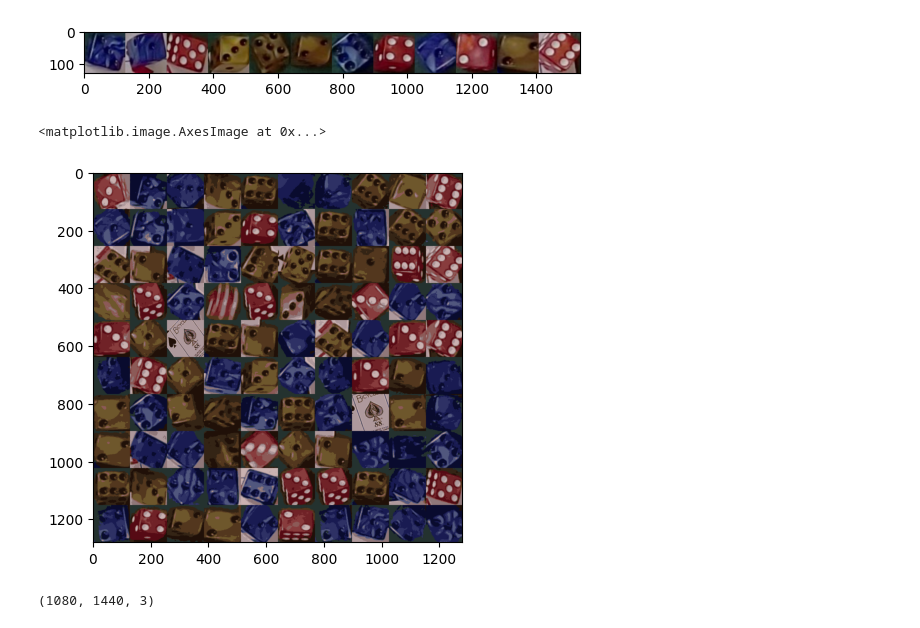
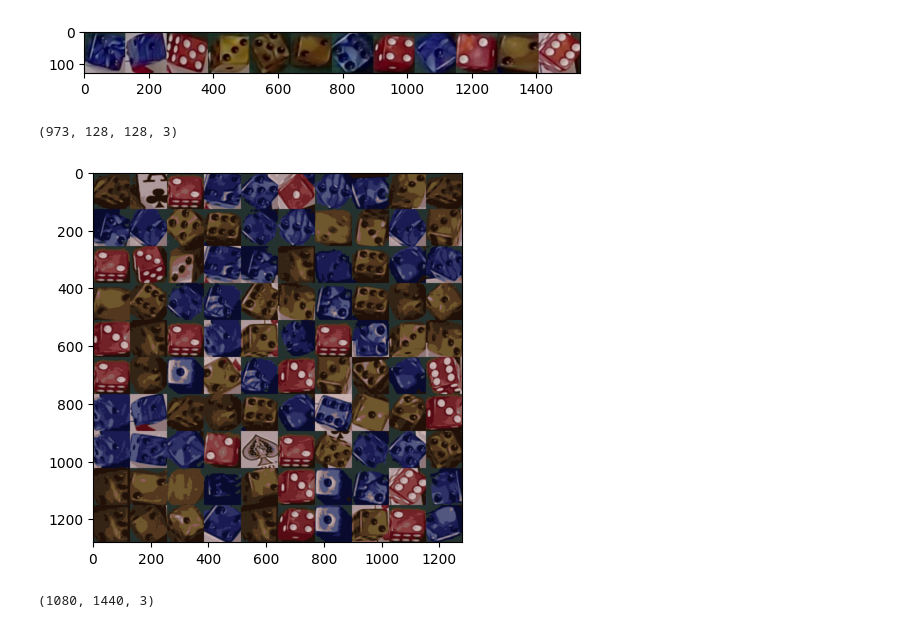
Before and after one commit to Stefhermann/cv5561-f25-team-spoton, a Jupyter notebook: classify_dice.ipynb, the cells around one changed output. Saved outputs shown, nothing was run; the diff lists cells and outputs as text; code cells hidden in the pictures.

```diff
--- a/classify_dice.ipynb
+++ b/classify_dice.ipynb
@@ -52,12 +89,12 @@ for die_idx in range(dice_cropped.shape[0]):
 [figure]
 [figure]
 # %%
-def kmeans_color(imgs, k=16):
-    N,H,W,C = imgs.shape
-    k_means = sklearn.cluster.KMeans(n_clusters=k, random_state=1337, n_init=10)
+# def kmeans_color(imgs, k=16):
+#     N,H,W,C = imgs.shape
+#     k_means = sklearn.cluster.KMeans(n_clusters=k, random_state=1337, n_init=10)
 
-    colors = einops.rearrange(imgs, "N H W C -> (N H W) C")
-    return k_means.fit(colors)
+#     colors = einops.rearrange(imgs, "N H W C -> (N H W) C")
+#     return k_means.fit(colors)
 
-kmr = kmeans_color(dice_cropped)
+k_means,palette = classify_dice.kmeans_color(dice_cropped)
 # %%
@@ -81,23 +118,24 @@ classify_dice.imshow(einops.rearrange(dice_cropped, "N H W C-> W (N W) C"))
 # %%
 # recolor dice using this limited palette
 
-dice_cropped_old = dice_cropped
-dice_cropped = all_dice
 
-n_dice,h,w,_ = dice_cropped.shape
-flat_in = einops.rearrange(dice_cropped, "N H W C -> (N H W) C")
-flat_out = kmr.predict(flat_in)
-flat_colors = colors[flat_out,:]
-classes = einops.rearrange(flat_out, "(N H W) -> N H W", N=n_dice, H=h, W=w)
-posterized = einops.rearrange(flat_colors, "(N H W) C -> N H W C", N=n_dice, H=h, W=w, C=3)
+classes,posterized = classify_dice.posterize(dice_cropped, k_means, palette)
+sample_idxs = np.random.permutation(posterized.shape[0])[:100]
+plt.figure()
+classify_dice.imshow(einops.rearrange(posterized[sample_idxs,...], "(N x) H W C -> (N H) (x W) C", x=4))
+plt.show()
 
-dice_cropped = dice_cropped_old
-
-sample_idxs = np.random.permutation(posterized.shape[0])[:100]
-classify_dice.imshow(einops.rearrange(posterized[sample_idxs,...], "(N x) H W C -> (N H) (x W) C", x=10))
+# all_dice = classify_dice.generate_dice_dataset(obb_model)
+all_dice = np.load('data/dice/all_dice.npz')['arr_0']
+print(all_dice.shape)
+_,all_dice_posterized = classify_dice.posterize(all_dice, k_means, palette)
+sample_idxs = np.random.permutation(all_dice_posterized.shape[0])[:100]
+plt.figure()
+classify_dice.imshow(einops.rearrange(all_dice_posterized[sample_idxs,...], "(N x) H W C -> (N H) (x W) C", x=10))
+plt.show()
 # %% [output]
-<matplotlib.image.AxesImage at 0x...>
+(973, 128, 128, 3)
-[figure, old version]
+[figure, new version]
 # %%
 
 img.shape
```
Also changed, not shown: parts of 7 cells of this notebook, 3 other files.
